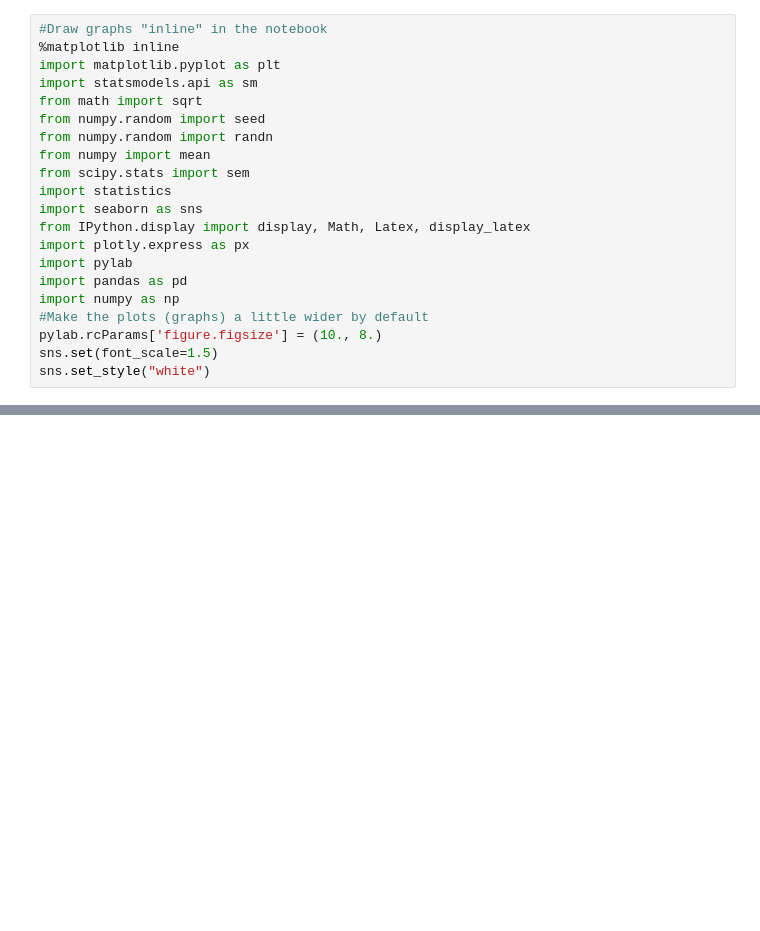
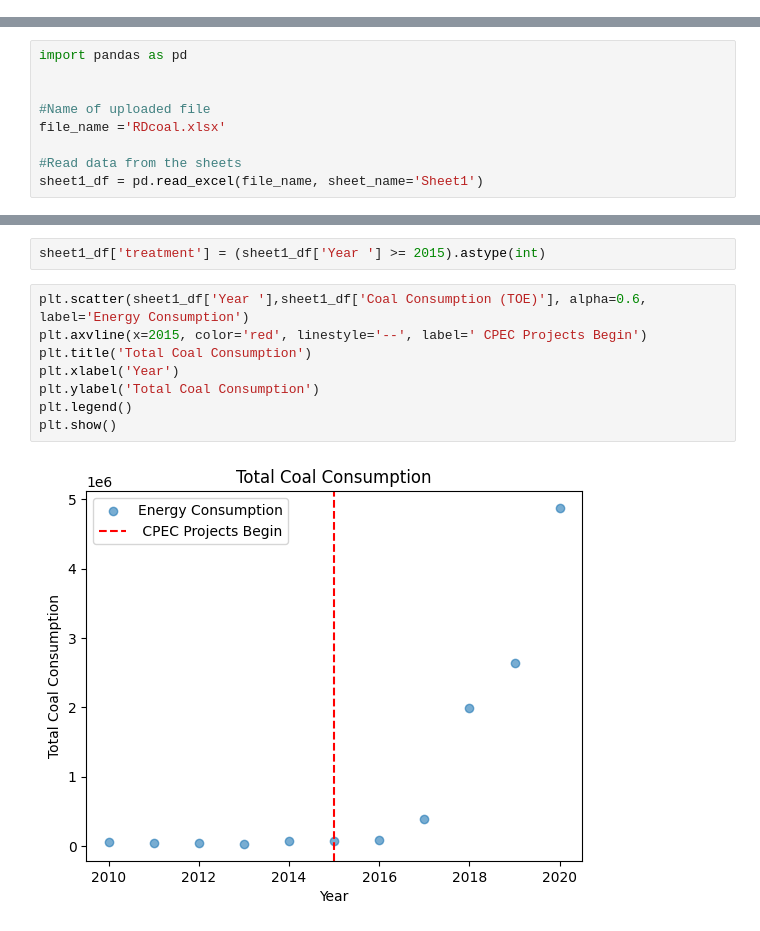
Before and after one commit to ilinashah177/Coursework-Website, a Jupyter notebook: Untitled3.ipynb, the cells around one changed output, grey strips where cells are left out. Drawn from its saved outputs; the diff is of its cells as text; blank space fills up the shorter version.

```diff
--- a/Untitled3.ipynb
+++ b/Untitled3.ipynb
@@ -1,23 +1,2 @@
 # %% [markdown]
 <a href="https://colab.research.google.com/github/ilinashah177/Coursework-Website/blob/main/Untitled3.ipynb" target="_parent"><img src="https://colab.research.google.com/assets/colab-badge.svg" alt="Open In Colab"/></a>
-# %%
-#Draw graphs "inline" in the notebook
-%matplotlib inline
-import matplotlib.pyplot as plt
-import statsmodels.api as sm
-from math import sqrt
-from numpy.random import seed
-from numpy.random import randn
-from numpy import mean
-from scipy.stats import sem
-import statistics
-import seaborn as sns
-from IPython.display import display, Math, Latex, display_latex
-import plotly.express as px
-import pylab
-import pandas as pd
-import numpy as np
-#Make the plots (graphs) a little wider by default
-pylab.rcParams['figure.figsize'] = (10., 8.)
-sns.set(font_scale=1.5)
-sns.set_style("white")
@@ -193,0 +16,9 @@ strong multicollinearity or other numerical problems.
+# %%
+import pandas as pd
+
+
+#Name of uploaded file
+file_name ='RDcoal.xlsx'
+
+#Read data from the sheets
+sheet1_df = pd.read_excel(file_name, sheet_name='Sheet1')
@@ -193,0 +40,12 @@ strong multicollinearity or other numerical problems.
+# %%
+sheet1_df['treatment'] = (sheet1_df['Year '] >= 2015).astype(int)
+# %%
+plt.scatter(sheet1_df['Year '],sheet1_df['Coal Consumption (TOE)'], alpha=0.6, label='Energy Consumption')
+plt.axvline(x=2015, color='red', linestyle='--', label=' CPEC Projects Begin')
+plt.title('Total Coal Consumption')
+plt.xlabel('Year')
+plt.ylabel('Total Coal Consumption')
+plt.legend()
+plt.show()
+# %% [output]
+[figure, added]
```
Also changed, not shown: parts of 10 cells of this notebook.
